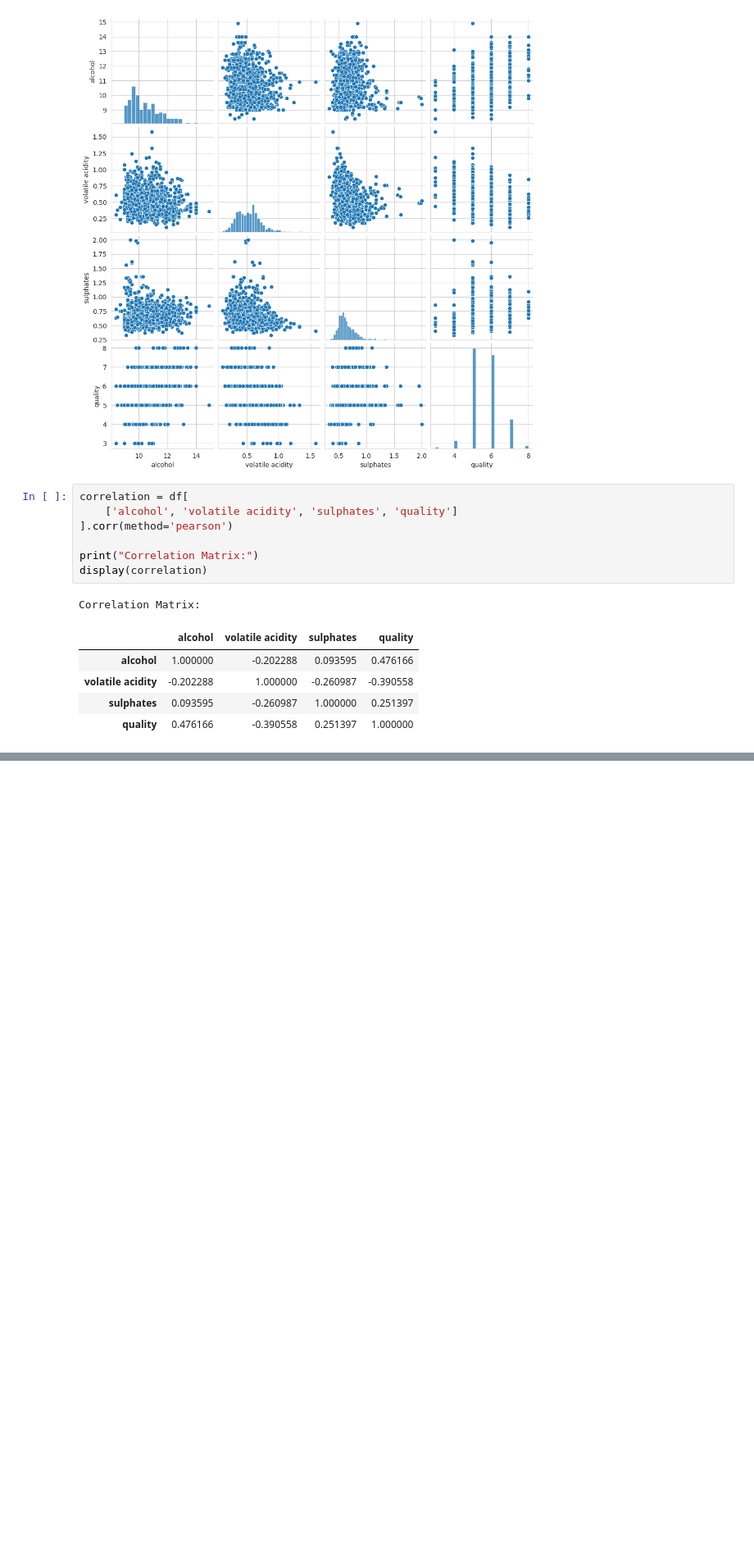
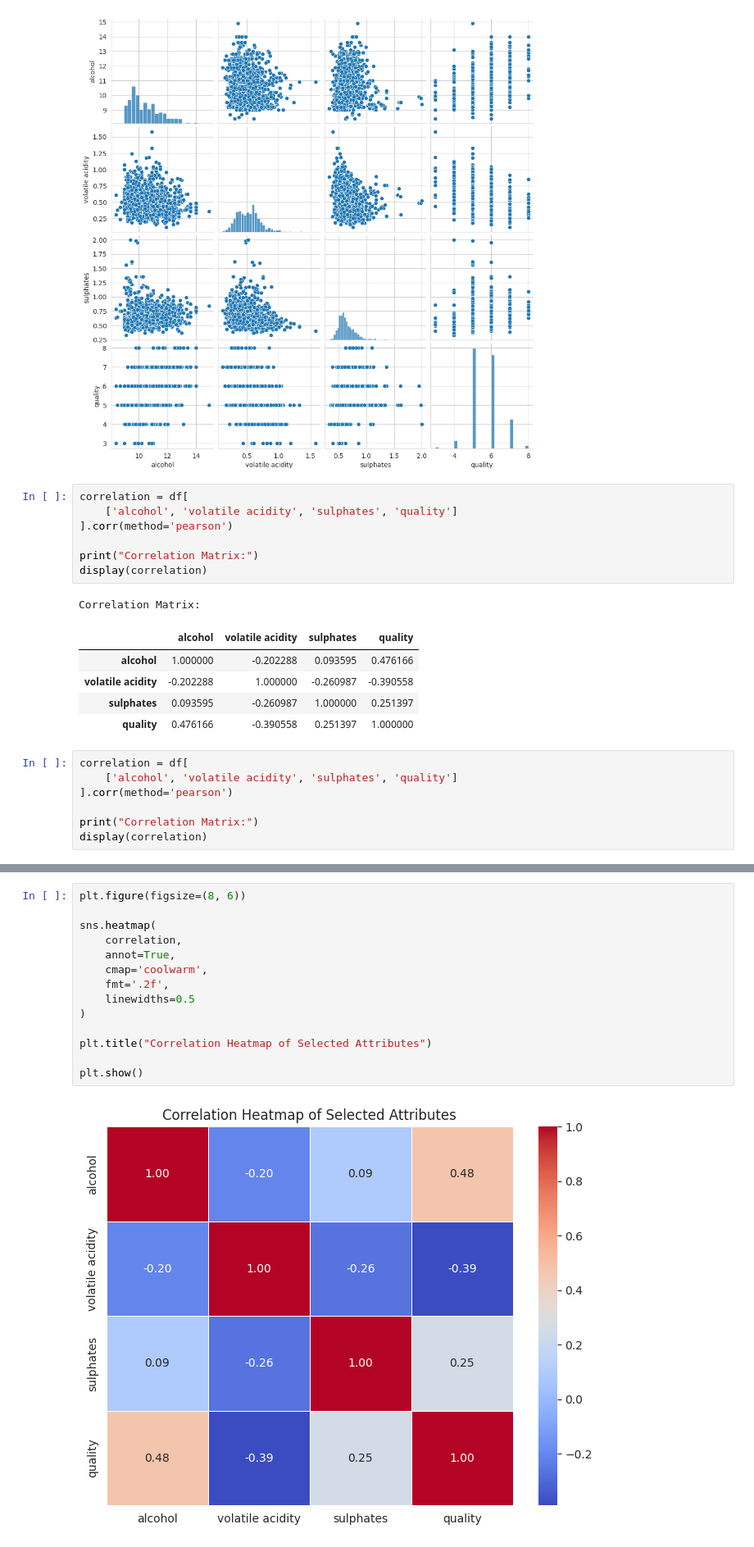
Before and after one commit to brajalingamnec-max/Heart-Disease-Data-Preprocessing, a Jupyter notebook: Week2_EDA_and_Visualization.ipynb, the cells around one changed output, grey strips where cells are left out. Shown at 82% size. Saved outputs shown, nothing was run; the diff lists cells and outputs as text; blank space fills up the shorter version.

```diff
--- a/Week2_EDA_and_Visualization.ipynb
+++ b/Week2_EDA_and_Visualization.ipynb
@@ -381,3 +381,10 @@ Correlation Matrix:
 | volatile acidity | -0.202288 | 1.000000 | -0.260987 | -0.390558 |
 | sulphates | 0.093595 | -0.260987 | 1.000000 | 0.251397 |
 | quality | 0.476166 | -0.390558 | 0.251397 | 1.000000 |
+# %%
+correlation = df[
+    ['alcohol', 'volatile acidity', 'sulphates', 'quality']
+].corr(method='pearson')
+
+print("Correlation Matrix:")
+display(correlation)
@@ -383,0 +398,16 @@ Correlation Matrix:
+# %%
+plt.figure(figsize=(8, 6))
+
+sns.heatmap(
+    correlation,
+    annot=True,
+    cmap='coolwarm',
+    fmt='.2f',
+    linewidths=0.5
+)
+
+plt.title("Correlation Heatmap of Selected Attributes")
+
+plt.show()
+# %% [output]
+[figure, added]
```
Also changed, not shown: parts of 44 cells of this notebook.
